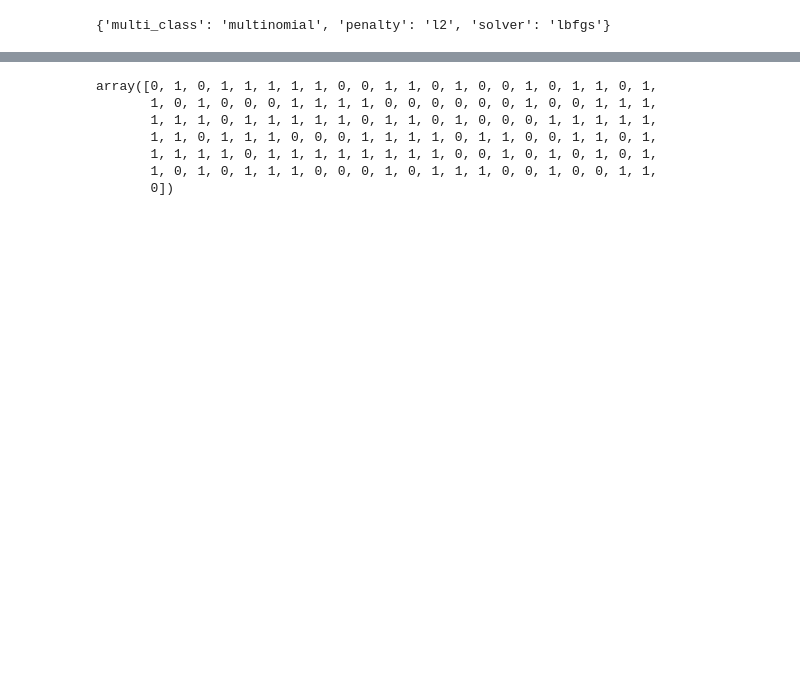
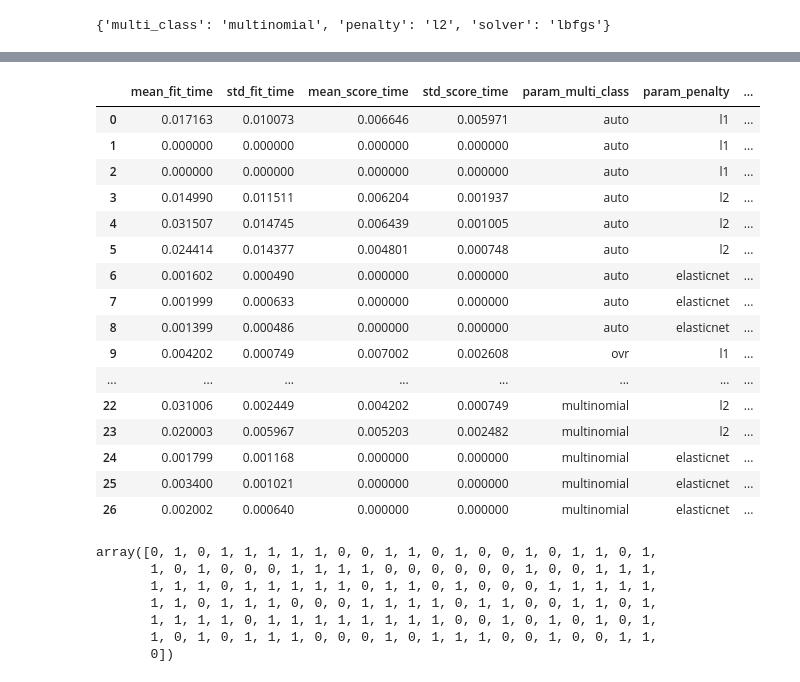
Before and after one commit to iampandiyan/MLClassificationAssignment, a Jupyter notebook: LogisticRegression.ipynb, the cells around one changed output, grey strips where cells are left out. Saved outputs shown, nothing was run; the diff lists cells and outputs as text; code cells hidden in the pictures; blank space fills up the shorter version.

```diff
--- a/LogisticRegression.ipynb
+++ b/LogisticRegression.ipynb
@@ -120,7 +120,7 @@ param_grid={'penalty':['l1','l2','elasticnet'],
            'solver':['liblinear','sag','lbfgs'],
            'multi_class':['auto', 'ovr', 'multinomial']}
 
-grid=GridSearchCV(LogisticRegression(),param_grid,refit=True,verbose=3,n_jobs=-1)
+grid=GridSearchCV(LogisticRegression(),param_grid,refit=True,verbose=3,n_jobs=-1,scoring='f1_weighted')
 grid.fit(X_train,y_train)
 # %% [output]
 Fitting 5 folds for each of 27 candidates, totalling 135 fits
@@ -150,3 +150,6 @@ GridSearchCV(estimator=LogisticRegression(), n_jobs=-1,
 grid.best_params_
 # %% [output]
 {'multi_class': 'multinomial', 'penalty': 'l2', 'solver': 'lbfgs'}
+# %%
+re=grid.cv_results_
+print(re)
@@ -153,3 +174,24 @@ grid.best_params_
+# %%
+table=pd.DataFrame.from_dict(re)
+table
+# %% [output]
+|  | mean_fit_time | std_fit_time | mean_score_time | std_score_time | param_multi_class | param_penalty | ... |
+| 0 | 0.017163 | 0.010073 | 0.006646 | 0.005971 | auto | l1 | ... |
+| 1 | 0.000000 | 0.000000 | 0.000000 | 0.000000 | auto | l1 | ... |
+| 2 | 0.000000 | 0.000000 | 0.000000 | 0.000000 | auto | l1 | ... |
+| 3 | 0.014990 | 0.011511 | 0.006204 | 0.001937 | auto | l2 | ... |
+| 4 | 0.031507 | 0.014745 | 0.006439 | 0.001005 | auto | l2 | ... |
+| 5 | 0.024414 | 0.014377 | 0.004801 | 0.000748 | auto | l2 | ... |
+| 6 | 0.001602 | 0.000490 | 0.000000 | 0.000000 | auto | elasticnet | ... |
+| 7 | 0.001999 | 0.000633 | 0.000000 | 0.000000 | auto | elasticnet | ... |
+| 8 | 0.001399 | 0.000486 | 0.000000 | 0.000000 | auto | elasticnet | ... |
+| 9 | 0.004202 | 0.000749 | 0.007002 | 0.002608 | ovr | l1 | ... |
+| ... | ... | ... | ... | ... | ... | ... | ... |
+| 22 | 0.031006 | 0.002449 | 0.004202 | 0.000749 | multinomial | l2 | ... |
+| 23 | 0.020003 | 0.005967 | 0.005203 | 0.002482 | multinomial | l2 | ... |
+| 24 | 0.001799 | 0.001168 | 0.000000 | 0.000000 | multinomial | elasticnet | ... |
+| 25 | 0.003400 | 0.001021 | 0.000000 | 0.000000 | multinomial | elasticnet | ... |
+| 26 | 0.002002 | 0.000640 | 0.000000 | 0.000000 | multinomial | elasticnet | ... |
 # %%
 Y_predict=grid.predict(X_test)
 Y_predict
```
Also changed, not shown: parts of 4 cells of this notebook, 12 other files.
